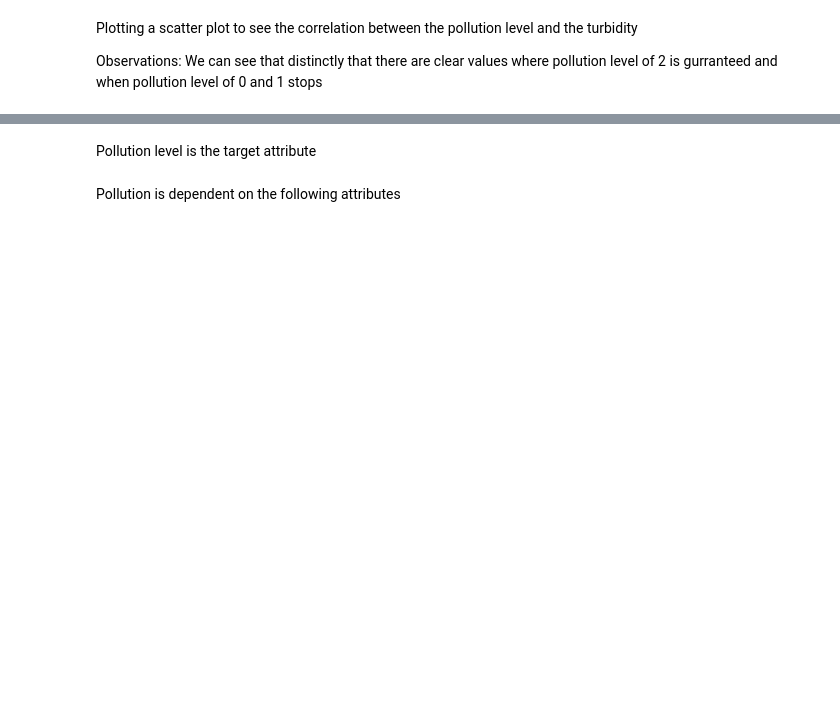
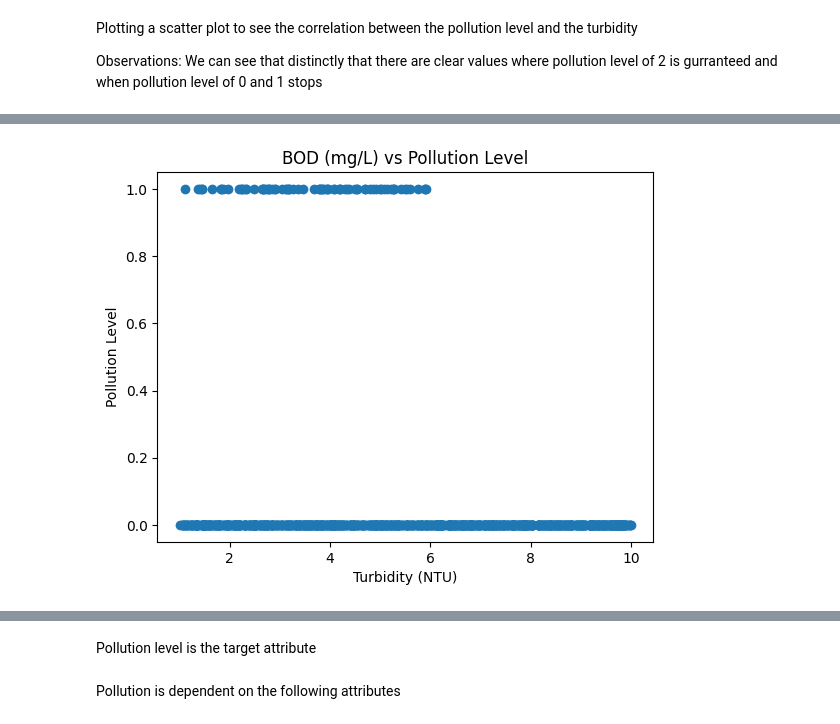
Before and after one commit to Senzwa-Jongihlati/Data-Science, a Jupyter notebook: WaterQuality/Water Quality.ipynb, the cells around one changed output, grey strips where cells are left out. Cells and saved outputs as stored; diff of their text form; code cells hidden in the pictures; blank space fills up the shorter version.

```diff
--- a/WaterQuality/Water Quality.ipynb
+++ b/WaterQuality/Water Quality.ipynb
@@ -319,0 +321,12 @@ plt.show()
+# %%
+plt.scatter(
+    df["BOD (mg/L)"],
+    df["Pollution_Level"]
+)
+
+plt.title("BOD (mg/L) vs Pollution Level")
+plt.xlabel("Turbidity (NTU)")
+plt.ylabel("Pollution Level")
+plt.show()
+# %% [output]
+[figure, added]
```
Also changed, not shown: parts of 40 cells of this notebook, 6 other files.
